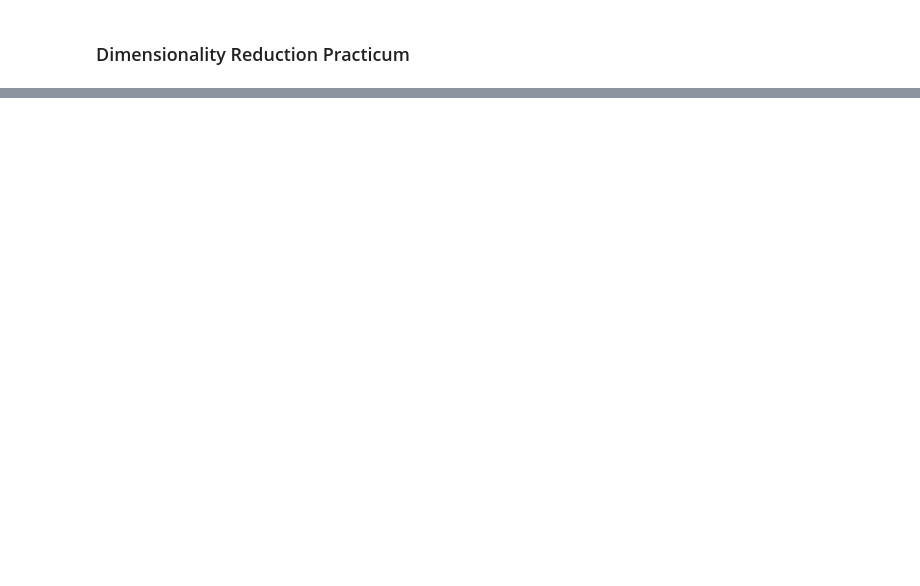
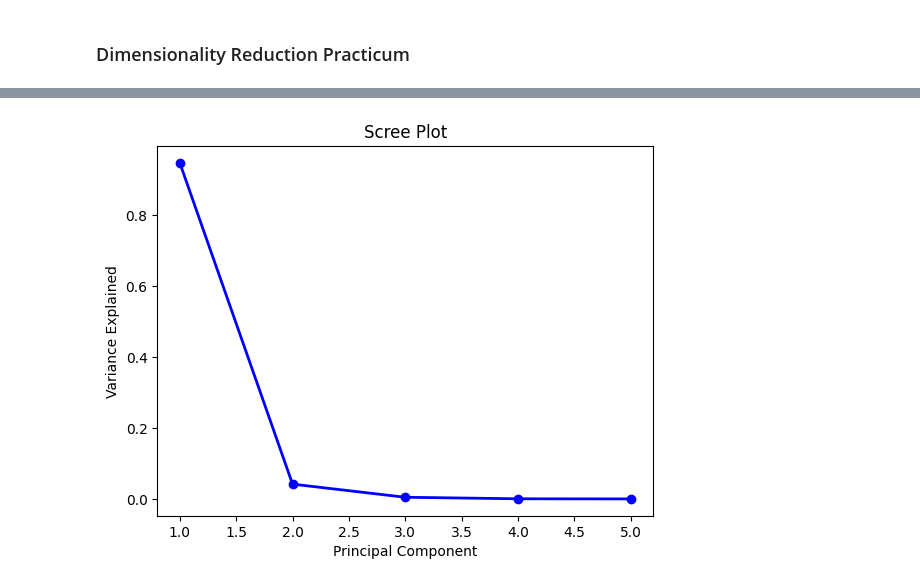
Before and after one commit to WamzMwangi/Advanced_Machine_Learning, a Jupyter notebook: dimensionality_reduction.ipynb, the cells around one changed output, grey strips where cells are left out. Cells and saved outputs as stored; diff of their text form; code cells hidden in the pictures; blank space fills up the shorter version.

```diff
--- a/dimensionality_reduction.ipynb
+++ b/dimensionality_reduction.ipynb
@@ -54,0 +58,12 @@ import seaborn as sns
+# %%
+#I got the data from the UCL Davis website, use the pythong code below to access it, first run
+#pip install ucimlrepo
+
+from ucimlrepo import fetch_ucirepo
+
+# fetch dataset
+taiwanese_bankruptcy_prediction = fetch_ucirepo(id=572)
+
+# data (as pandas dataframes)
+X = taiwanese_bankruptcy_prediction.data.features
+y = taiwanese_bankruptcy_prediction.data.targets
@@ -54,0 +83,9 @@ import seaborn as sns
+# %%
+scaler=RobustScaler()
+X_scaled=scaler.fit_transform(X)
+# %%
+#now apply the PCA
+
+pca=PCA(n_components=5)
+X_pca=pca.fit_transform(X_scaled)
+X_pca.shape
@@ -54,0 +104,10 @@ import seaborn as sns
+# %%
+x_pca=pca.fit(X_scaled)
+PC_values = np.arange(pca.n_components_) + 1
+plt.plot(PC_values,x_pca.explained_variance_ratio_, 'o-', linewidth=2, color='blue')
+plt.title('Scree Plot')
+plt.xlabel('Principal Component')
+plt.ylabel('Variance Explained')
+plt.show()
+# %% [output]
+[figure, added]
```
Also changed, not shown: parts of 9 cells of this notebook, 1 other file.
